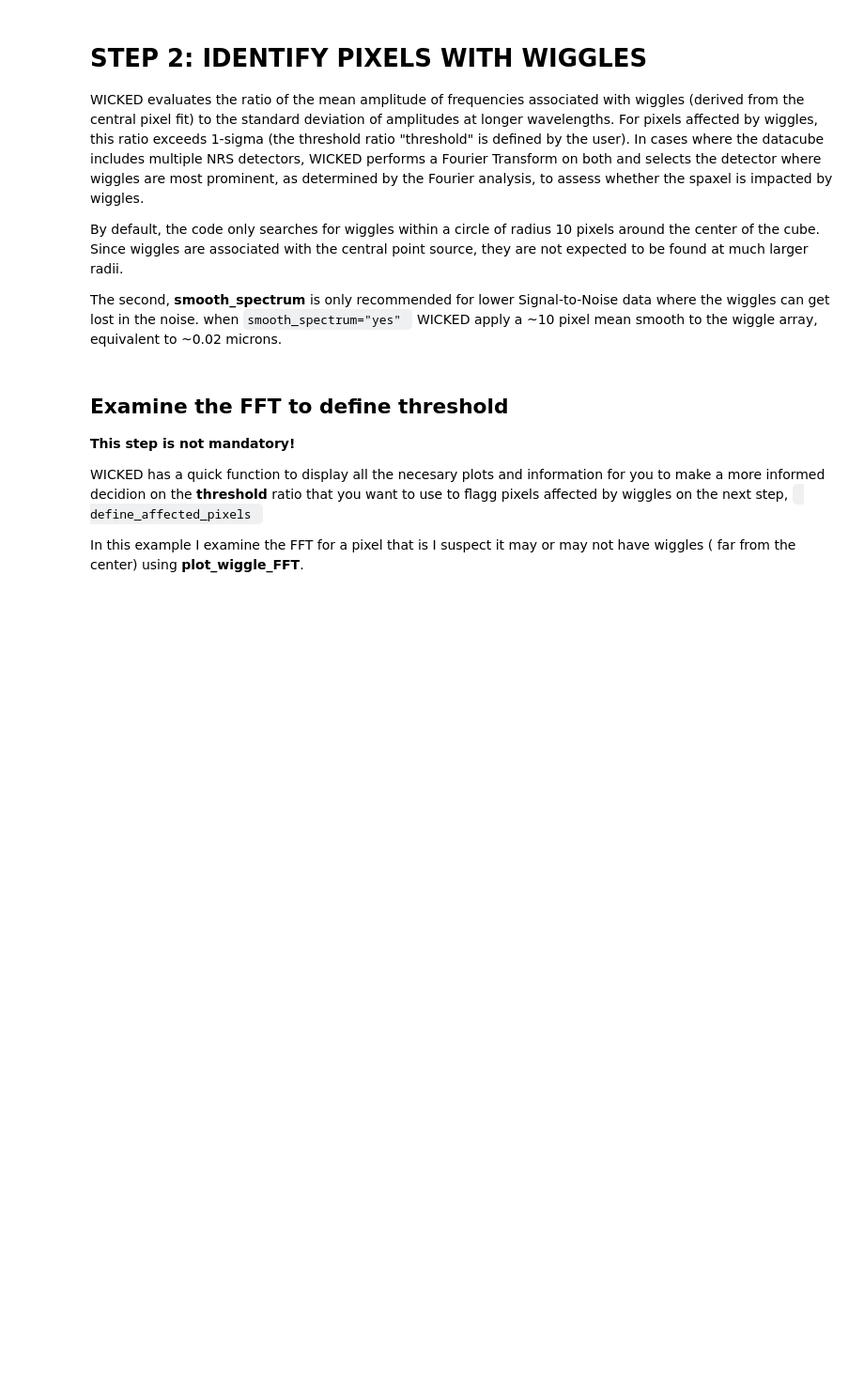
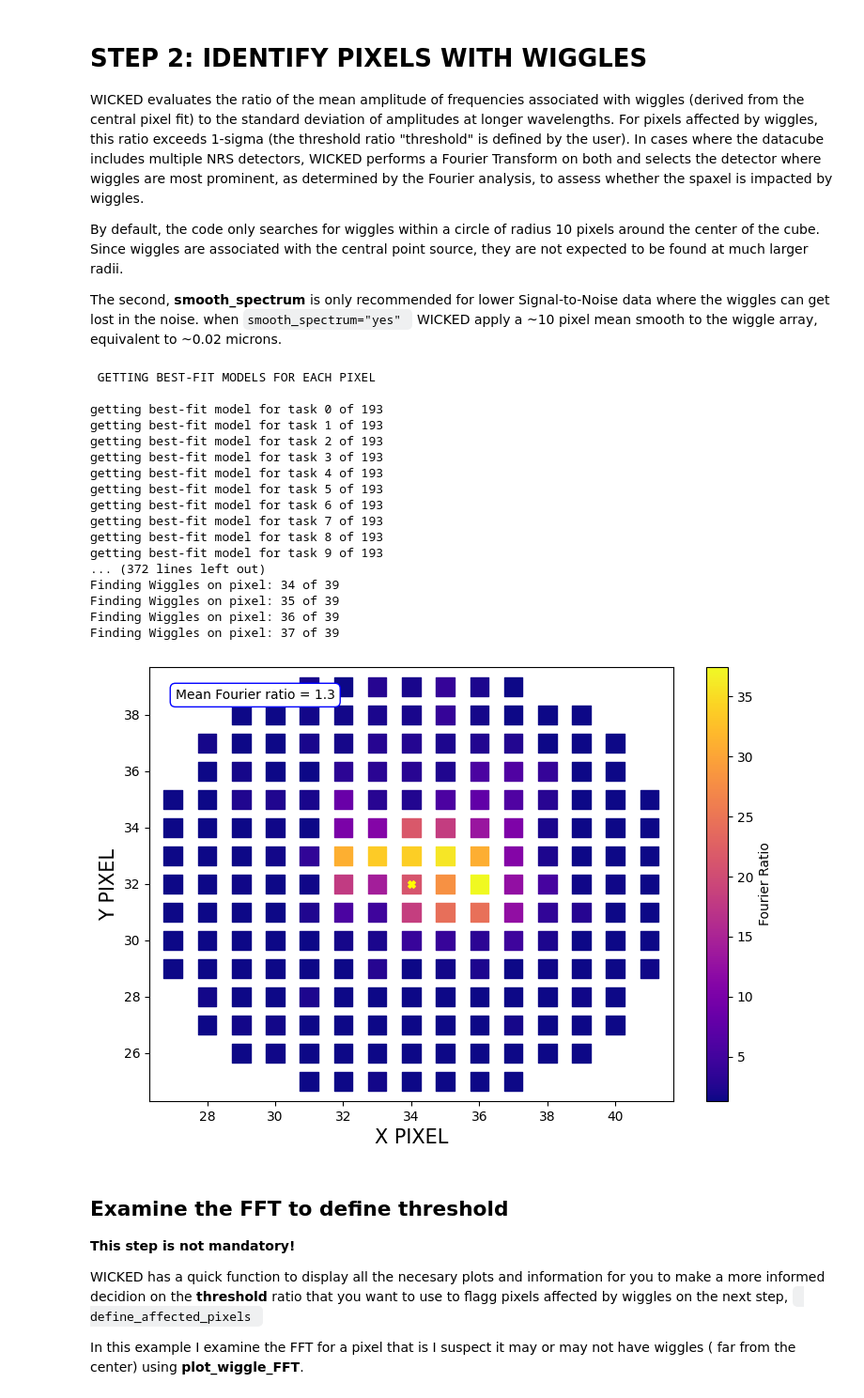
Before and after one commit to antoinedumontneira/WiCKED, a Jupyter notebook: Examples/Example_notebook.ipynb, the cells around one changed output. Shown: that part at 94% size. Saved outputs shown, nothing was run; the diff lists cells and outputs as text; code cells hidden in the pictures; blank space fills up the shorter version.

```diff
--- a/Examples/Example_notebook.ipynb
+++ b/Examples/Example_notebook.ipynb
@@ -97,9 +97,28 @@ By default, the code only searches for wiggles within a circle of radius 10 pixe
 
 The second, **smooth_spectrum** is only recommended for lower Signal-to-Noise data where the wiggles can get lost in the noise. when <code>smooth_spectrum="yes" </code> WICKED apply a ~10 pixel mean smooth to the wiggle array, equivalent to ~0.02 microns.
 # %%
-from FIndWiggles import get_wiggly_pixels
+from wicked.FIndWiggles import fourier_wiggle_map
 
-results = get_wiggly_pixels(fit_wiggles_170lp, radius=10,N_Cores=7,smooth_spectrum="no",do_plots=True)
+results = fourier_wiggle_map(fit_wiggles_170lp, radius=8,N_Cores=8,smooth_spectrum="no",do_plots=True)
+# %% [output]
+ GETTING BEST-FIT MODELS FOR EACH PIXEL
+
+getting best-fit model for task 0 of 193
+getting best-fit model for task 1 of 193
+getting best-fit model for task 2 of 193
+getting best-fit model for task 3 of 193
+getting best-fit model for task 4 of 193
+getting best-fit model for task 5 of 193
+getting best-fit model for task 6 of 193
+getting best-fit model for task 7 of 193
+getting best-fit model for task 8 of 193
+getting best-fit model for task 9 of 193
+... (372 lines left out)
+Finding Wiggles on pixel: 34 of 39
+Finding Wiggles on pixel: 35 of 39
+Finding Wiggles on pixel: 36 of 39
+Finding Wiggles on pixel: 37 of 39
+[figure, added]
 # %% [markdown]
 ## **Examine the FFT to define threshold**
 
```
Also changed, not shown: parts of 9 cells of this notebook.
